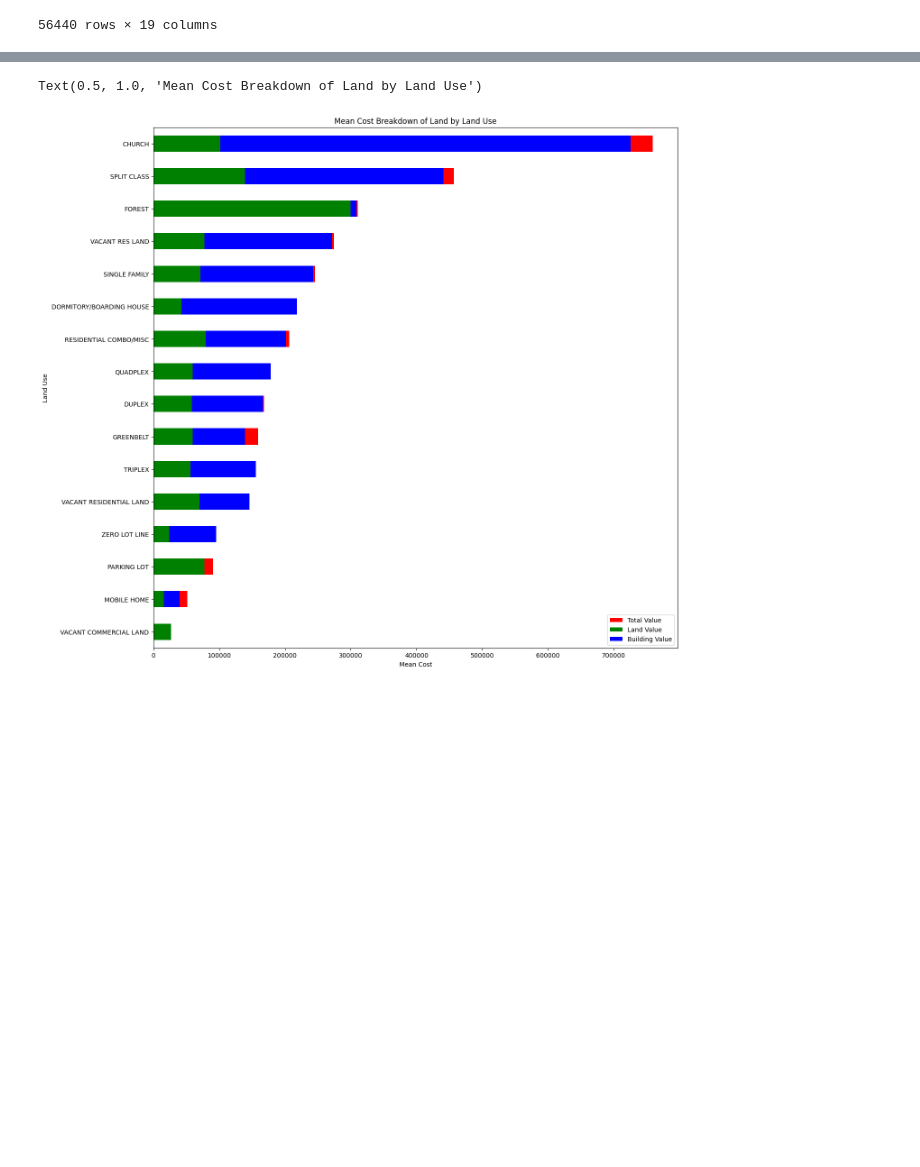
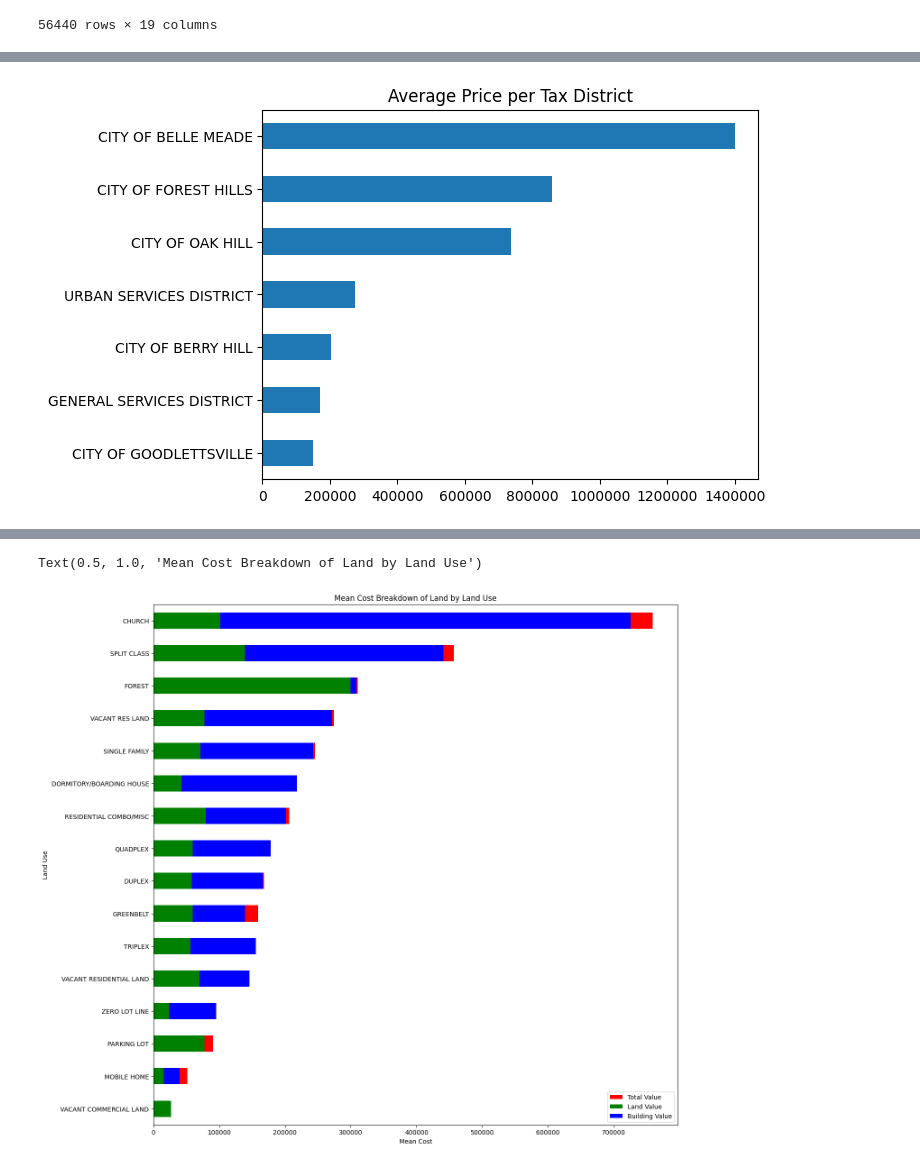
Before and after one commit to RobTheRobber/nashville-housing, a Jupyter notebook: nashville-housing.ipynb, the cells around one changed output, grey strips where cells are left out. Saved outputs shown, nothing was run; the diff lists cells and outputs as text; code cells hidden in the pictures; blank space fills up the shorter version.

```diff
--- a/nashville-housing.ipynb
+++ b/nashville-housing.ipynb
@@ -71,3 +74,9 @@ landuse.plot(kind='pie')
+# %%
+tax_district= t_housing.groupby("TaxDistrict")["SalePrice"].mean().sort_values()
+ax = tax_district.plot.barh(title="Average Price per Tax District", ylabel="")
+ax.ticklabel_format(style='plain', axis='x')
+# %% [output]
+[figure, added]
 # %%
 t_housing['AcreageToCost'] = t_housing['LandValue']/ t_housing["Acreage"]
 t_housing['SaleDifference'] = t_housing['SalePrice'] - t_housing["TotalValue"]
```
Also changed, not shown: parts of 12 cells of this notebook, 3 other files.
